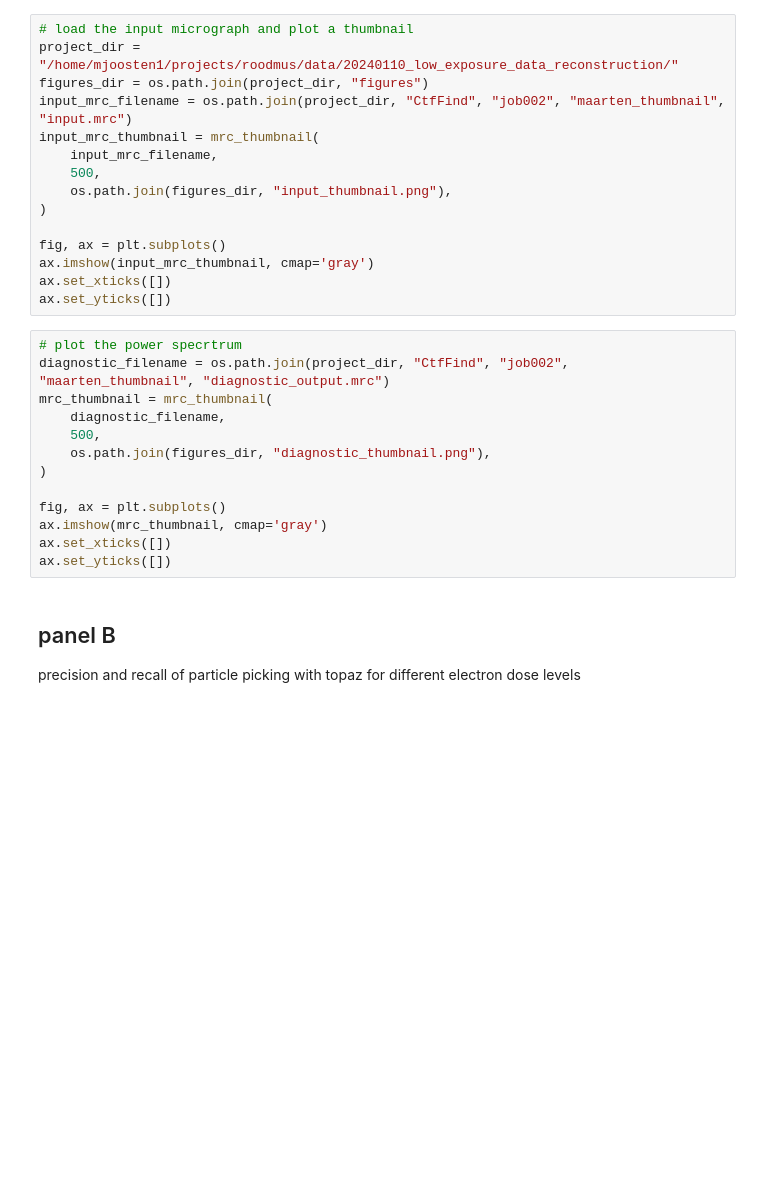
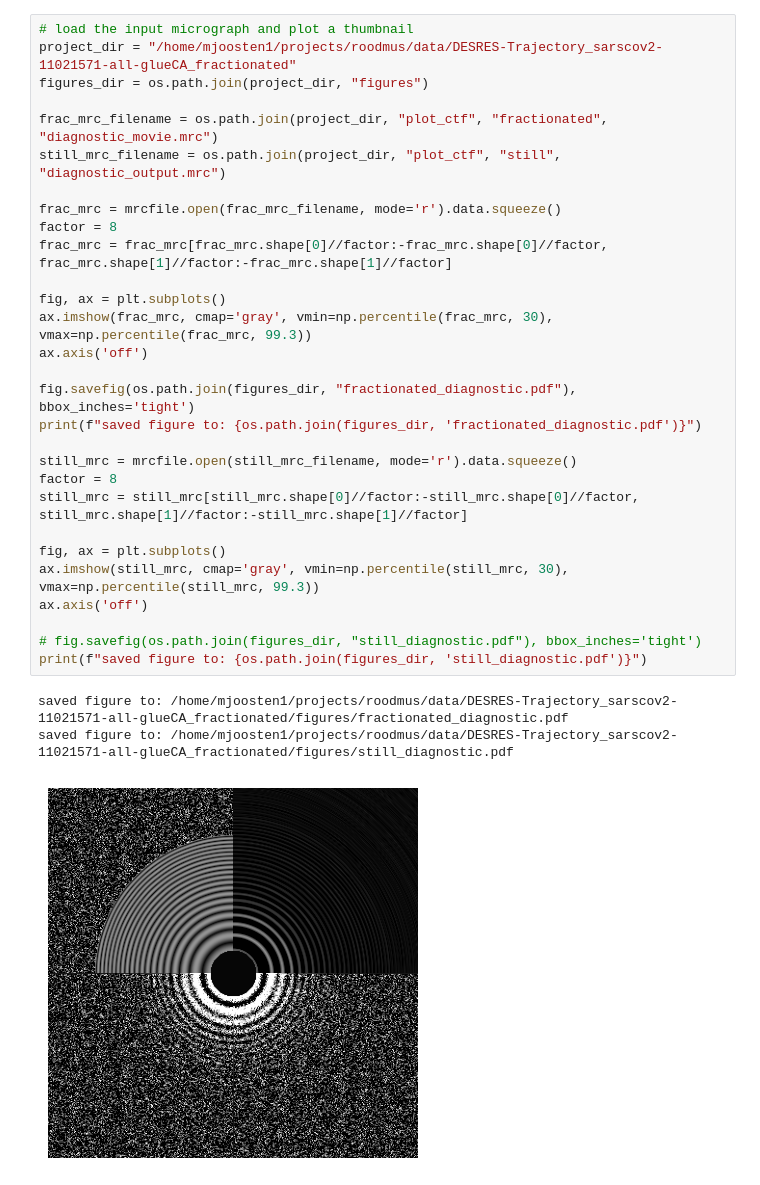
Before and after one commit to ccpem/roodmus, a Jupyter notebook: paper/figure_3.ipynb, the cells around one changed output. Saved outputs shown, nothing was run; the diff lists cells and outputs as text; blank space fills up the shorter version.

Commit message:
updated plotting functions

```diff
--- a/paper/figure_3.ipynb
+++ b/paper/figure_3.ipynb
@@ -24,31 +62,33 @@ plotting an example micrograph and the corresponding power spectrum
-# %%
-# load the input micrograph and plot a thumbnail
-project_dir = "/home/mjoosten1/projects/roodmus/data/20240110_low_exposure_data_reconstruction/"
-figures_dir = os.path.join(project_dir, "figures")
-input_mrc_filename = os.path.join(project_dir, "CtfFind", "job002", "maarten_thumbnail", "input.mrc")
-input_mrc_thumbnail = mrc_thumbnail(
-    input_mrc_filename,
-    500,
-    os.path.join(figures_dir, "input_thumbnail.png"),
-)
-
-fig, ax = plt.subplots()
-ax.imshow(input_mrc_thumbnail, cmap='gray')
-ax.set_xticks([])
-ax.set_yticks([])
-# %%
-# plot the power specrtrum
-diagnostic_filename = os.path.join(project_dir, "CtfFind", "job002", "maarten_thumbnail", "diagnostic_output.mrc")
-mrc_thumbnail = mrc_thumbnail(
-    diagnostic_filename,
-    500,
-    os.path.join(figures_dir, "diagnostic_thumbnail.png"),
-)
-
-fig, ax = plt.subplots()
-ax.imshow(mrc_thumbnail, cmap='gray')
-ax.set_xticks([])
-ax.set_yticks([])
-# %% [markdown]
-## panel B
-precision and recall of particle picking with topaz for different electron dose levels
+# %%
+# load the input micrograph and plot a thumbnail
+project_dir = "/home/mjoosten1/projects/roodmus/data/DESRES-Trajectory_sarscov2-11021571-all-glueCA_fractionated"
+figures_dir = os.path.join(project_dir, "figures")
+
+frac_mrc_filename = os.path.join(project_dir, "plot_ctf", "fractionated", "diagnostic_movie.mrc")
+still_mrc_filename = os.path.join(project_dir, "plot_ctf", "still", "diagnostic_output.mrc")
+
+frac_mrc = mrcfile.open(frac_mrc_filename, mode='r').data.squeeze()
+factor = 8
+frac_mrc = frac_mrc[frac_mrc.shape[0]//factor:-frac_mrc.shape[0]//factor, frac_mrc.shape[1]//factor:-frac_mrc.shape[1]//factor]
+
+fig, ax = plt.subplots()
+ax.imshow(frac_mrc, cmap='gray', vmin=np.percentile(frac_mrc, 30), vmax=np.percentile(frac_mrc, 99.3))
+ax.axis('off')
+
+fig.savefig(os.path.join(figures_dir, "fractionated_diagnostic.pdf"), bbox_inches='tight')
+print(f"saved figure to: {os.path.join(figures_dir, 'fractionated_diagnostic.pdf')}")
+
+still_mrc = mrcfile.open(still_mrc_filename, mode='r').data.squeeze()
+factor = 8
+still_mrc = still_mrc[still_mrc.shape[0]//factor:-still_mrc.shape[0]//factor, still_mrc.shape[1]//factor:-still_mrc.shape[1]//factor]
+
+fig, ax = plt.subplots()
+ax.imshow(still_mrc, cmap='gray', vmin=np.percentile(still_mrc, 30), vmax=np.percentile(still_mrc, 99.3))
+ax.axis('off')
+
+# fig.savefig(os.path.join(figures_dir, "still_diagnostic.pdf"), bbox_inches='tight')
+print(f"saved figure to: {os.path.join(figures_dir, 'still_diagnostic.pdf')}")
+# %% [output]
+saved figure to: /home/mjoosten1/projects/roodmus/data/DESRES-Trajectory_sarscov2-11021571-all-glueCA_fractionated/figures/fractionated_diagnostic.pdf
+saved figure to: /home/mjoosten1/projects/roodmus/data/DESRES-Trajectory_sarscov2-11021571-all-glueCA_fractionated/figures/still_diagnostic.pdf
+[figure, added]
```
Also changed, not shown: parts of 27 cells of this notebook, 1 other file.
